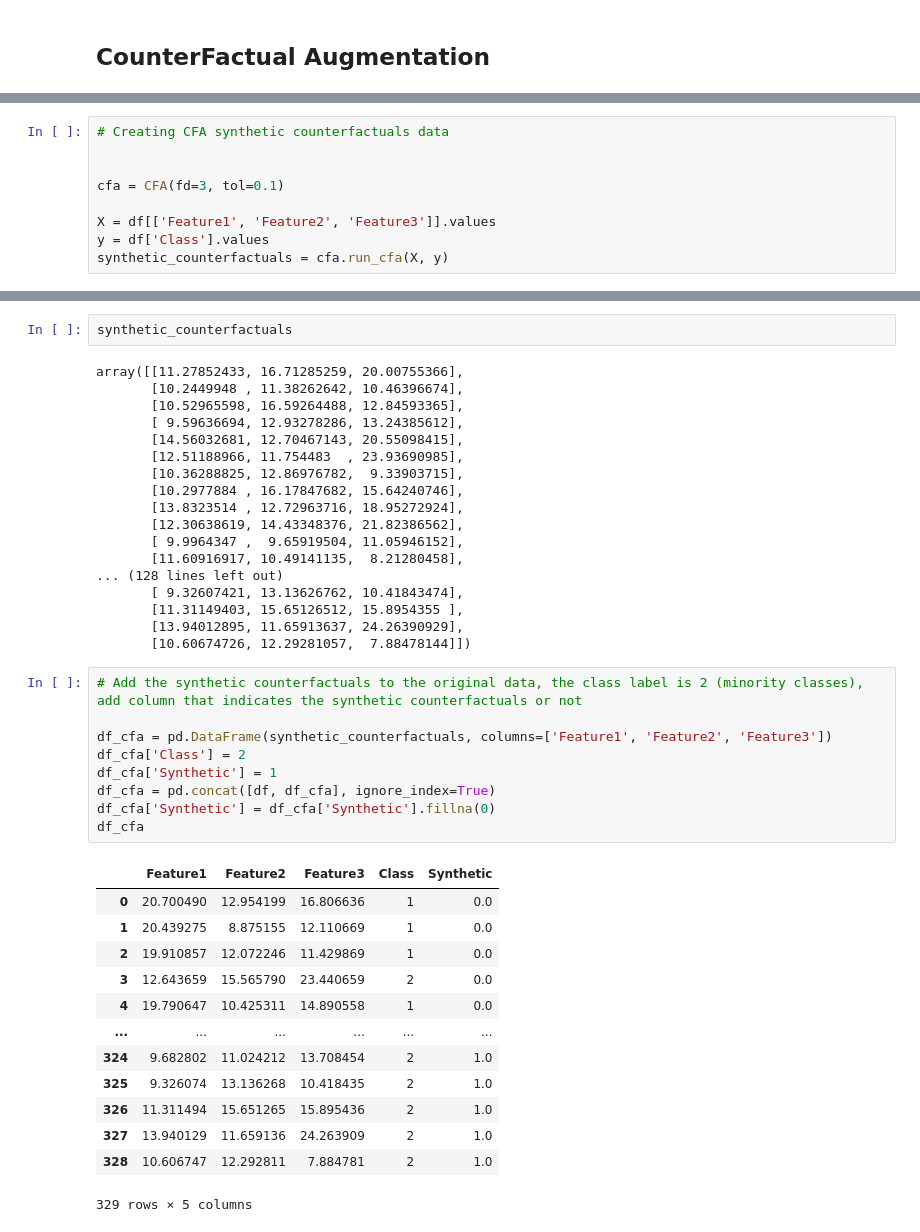
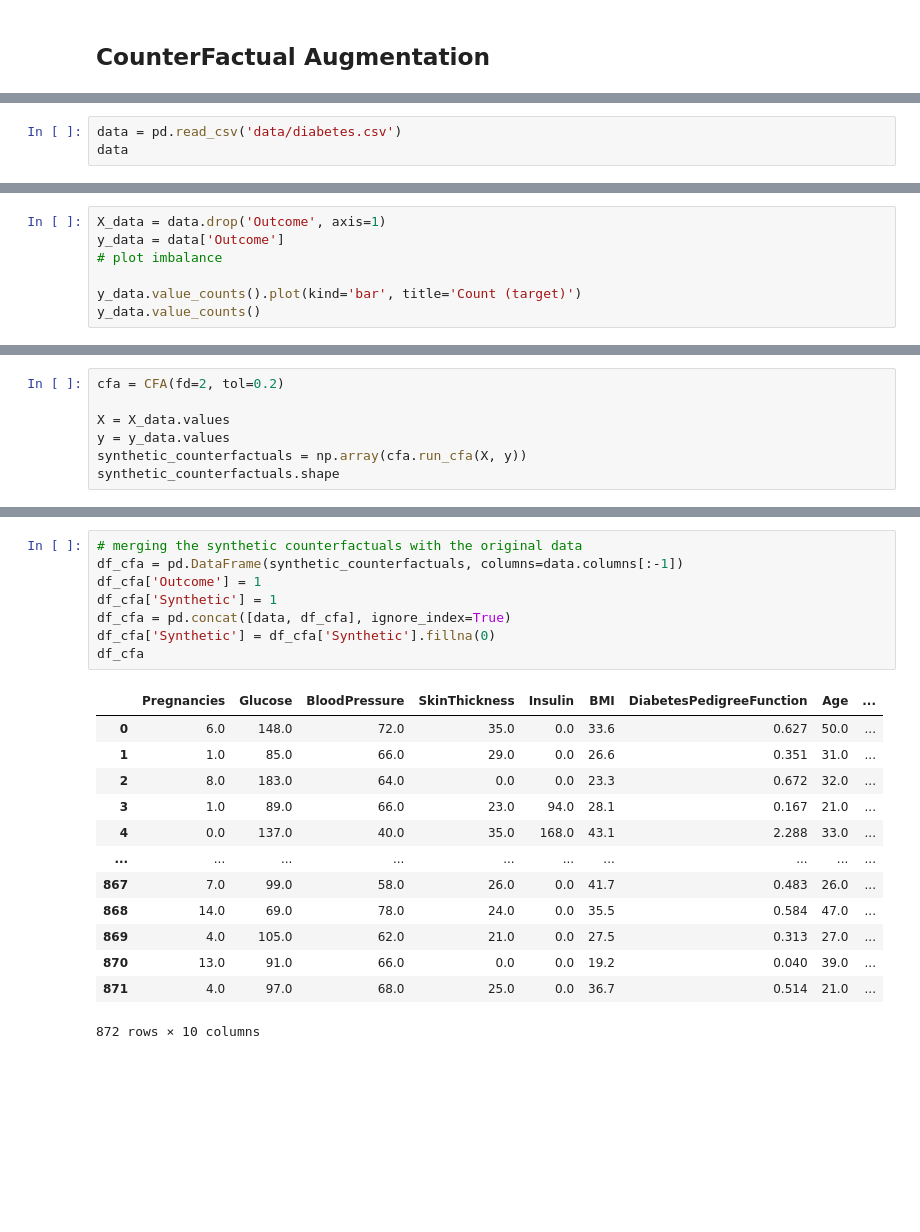
Before and after one commit to DorianJoubaud/CounterFactualAugmentation-CFA, a Jupyter notebook: cfaExample.ipynb, the cells around one changed output, grey strips where cells are left out. Drawn from its saved outputs; the diff is of its cells as text; blank space fills up the shorter version.

```diff
--- a/cfaExample.ipynb
+++ b/cfaExample.ipynb
@@ -363,0 +150,3 @@ plt.show()
+# %%
+data = pd.read_csv('data/diabetes.csv')
+data
@@ -363,0 +174,7 @@ plt.show()
+# %%
+X_data = data.drop('Outcome', axis=1)
+y_data = data['Outcome']
+# plot imbalance
+
+y_data.value_counts().plot(kind='bar', title='Count (target)')
+y_data.value_counts()
@@ -364,10 +189,8 @@ plt.show()
 # %%
-# Creating CFA synthetic counterfactuals data
+cfa = CFA(fd=2, tol=0.2)
 
-
-cfa = CFA(fd=3, tol=0.1)
-
-X = df[['Feature1', 'Feature2', 'Feature3']].values
-y = df['Class'].values
-synthetic_counterfactuals = cfa.run_cfa(X, y)
+X = X_data.values
+y = y_data.values
+synthetic_counterfactuals = np.array(cfa.run_cfa(X, y))
+synthetic_counterfactuals.shape
 # %% [output]
@@ -391,43 +198,22 @@ pi [(array([19.74512742, 13.15462112, 19.88134404]), array([12.64365891, 15.5657
-# %%
-synthetic_counterfactuals
-# %% [output]
-array([[11.27852433, 16.71285259, 20.00755366],
-       [10.2449948 , 11.38262642, 10.46396674],
-       [10.52965598, 16.59264488, 12.84593365],
-       [ 9.59636694, 12.93278286, 13.24385612],
-       [14.56032681, 12.70467143, 20.55098415],
-       [12.51188966, 11.754483  , 23.93690985],
-       [10.36288825, 12.86976782,  9.33903715],
-       [10.2977884 , 16.17847682, 15.64240746],
-       [13.8323514 , 12.72963716, 18.95272924],
-       [12.30638619, 14.43348376, 21.82386562],
-       [ 9.9964347 ,  9.65919504, 11.05946152],
-       [11.60916917, 10.49141135,  8.21280458],
-... (128 lines left out)
-       [ 9.32607421, 13.13626762, 10.41843474],
-       [11.31149403, 15.65126512, 15.8954355 ],
-       [13.94012895, 11.65913637, 24.26390929],
-       [10.60674726, 12.29281057,  7.88478144]])
 # %%
-# Add the synthetic counterfactuals to the original data, the class label is 2 (minority classes), add column that indicates the synthetic counterfactuals or not
-
-df_cfa = pd.DataFrame(synthetic_counterfactuals, columns=['Feature1', 'Feature2', 'Feature3'])
-df_cfa['Class'] = 2
+# merging the synthetic counterfactuals with the original data
+df_cfa = pd.DataFrame(synthetic_counterfactuals, columns=data.columns[:-1])
+df_cfa['Outcome'] = 1
 df_cfa['Synthetic'] = 1
-df_cfa = pd.concat([df, df_cfa], ignore_index=True)
+df_cfa = pd.concat([data, df_cfa], ignore_index=True)
 df_cfa['Synthetic'] = df_cfa['Synthetic'].fillna(0)
 df_cfa
 # %% [output]
-|  | Feature1 | Feature2 | Feature3 | Class | Synthetic |
-| 0 | 20.700490 | 12.954199 | 16.806636 | 1 | 0.0 |
-| 1 | 20.439275 | 8.875155 | 12.110669 | 1 | 0.0 |
-| 2 | 19.910857 | 12.072246 | 11.429869 | 1 | 0.0 |
-| 3 | 12.643659 | 15.565790 | 23.440659 | 2 | 0.0 |
-| 4 | 19.790647 | 10.425311 | 14.890558 | 1 | 0.0 |
-| ... | ... | ... | ... | ... | ... |
-| 324 | 9.682802 | 11.024212 | 13.708454 | 2 | 1.0 |
-| 325 | 9.326074 | 13.136268 | 10.418435 | 2 | 1.0 |
-| 326 | 11.311494 | 15.651265 | 15.895436 | 2 | 1.0 |
-| 327 | 13.940129 | 11.659136 | 24.263909 | 2 | 1.0 |
-| 328 | 10.606747 | 12.292811 | 7.884781 | 2 | 1.0 |
+|  | Pregnancies | Glucose | BloodPressure | SkinThickness | Insulin | BMI | DiabetesPedigreeFunction | Age | ... |
+| 0 | 6.0 | 148.0 | 72.0 | 35.0 | 0.0 | 33.6 | 0.627 | 50.0 | ... |
+| 1 | 1.0 | 85.0 | 66.0 | 29.0 | 0.0 | 26.6 | 0.351 | 31.0 | ... |
+| 2 | 8.0 | 183.0 | 64.0 | 0.0 | 0.0 | 23.3 | 0.672 | 32.0 | ... |
+| 3 | 1.0 | 89.0 | 66.0 | 23.0 | 94.0 | 28.1 | 0.167 | 21.0 | ... |
+| 4 | 0.0 | 137.0 | 40.0 | 35.0 | 168.0 | 43.1 | 2.288 | 33.0 | ... |
+| ... | ... | ... | ... | ... | ... | ... | ... | ... | ... |
+| 867 | 7.0 | 99.0 | 58.0 | 26.0 | 0.0 | 41.7 | 0.483 | 26.0 | ... |
+| 868 | 14.0 | 69.0 | 78.0 | 24.0 | 0.0 | 35.5 | 0.584 | 47.0 | ... |
+| 869 | 4.0 | 105.0 | 62.0 | 21.0 | 0.0 | 27.5 | 0.313 | 27.0 | ... |
+| 870 | 13.0 | 91.0 | 66.0 | 0.0 | 0.0 | 19.2 | 0.040 | 39.0 | ... |
+| 871 | 4.0 | 97.0 | 68.0 | 25.0 | 0.0 | 36.7 | 0.514 | 21.0 | ... |
-329 rows × 5 columns
+872 rows × 10 columns
```
Also changed, not shown: parts of 23 cells of this notebook, 1 other file.
